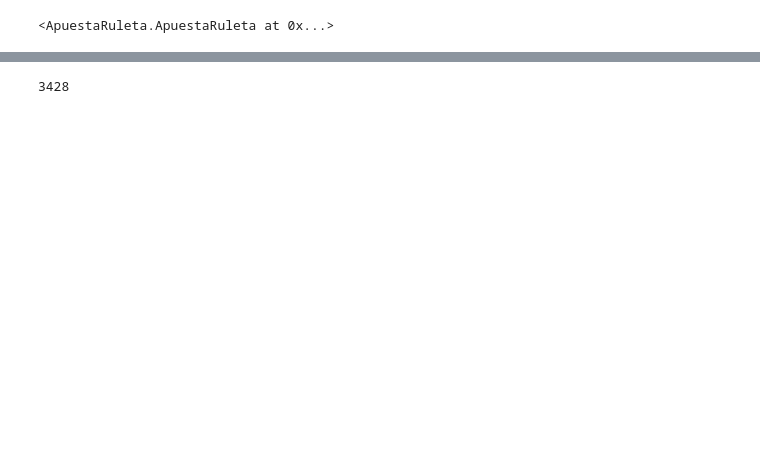
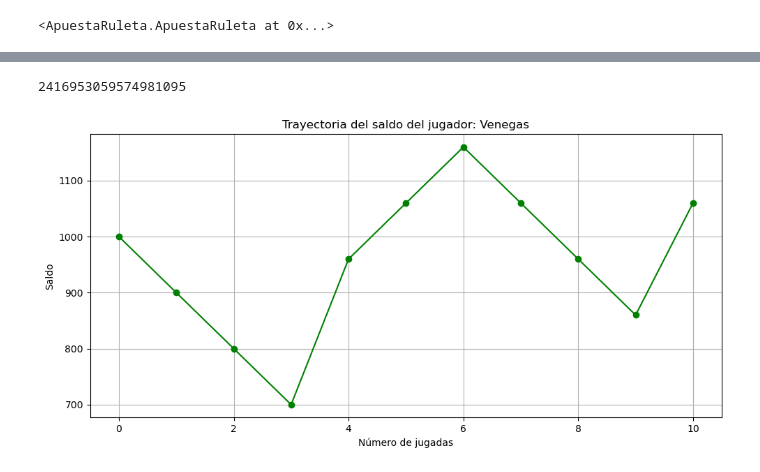
Before and after one commit to JEIKEL195/Proyecto_CA_0305, a Jupyter notebook: cod/Python/__main__.ipynb, the cells around one changed output, grey strips where cells are left out. Cells and saved outputs as stored; diff of their text form; code cells hidden in the pictures; blank space fills up the shorter version.

Commit message:
feat: se agrega método de graficar_saldo en la clase JugadorRuleta

```diff
--- a/cod/Python/__main__.ipynb
+++ b/cod/Python/__main__.ipynb
@@ -2,5 +2,5 @@
 from JugadorRuleta import JugadorRuleta
 from Ruleta import Ruleta
 # %%
-jugador = JugadorRuleta(nombre = "Venegas", saldo_inicial = 1714)
+jugador = JugadorRuleta(nombre = "Venegas", saldo_inicial = 1000)
 # %%
@@ -17,4 +17,15 @@ print(resultado)
-# %%
-jugador.actualizar_saldo(resultado)
-# %% [output]
-3428
+# %%
+jugador.hacer_apuesta('docena', 2, 100)
+
+
+
+ruleta = Ruleta()
+
+resultado = ruleta.girar()
+
+jugador.actualizar_saldo(resultado)
+
+jugador.graficar_saldo()
+# %% [output]
+2416953059574981095
+[figure, added]
```
Also changed, not shown: parts of 2 cells of this notebook, 2 other files.
